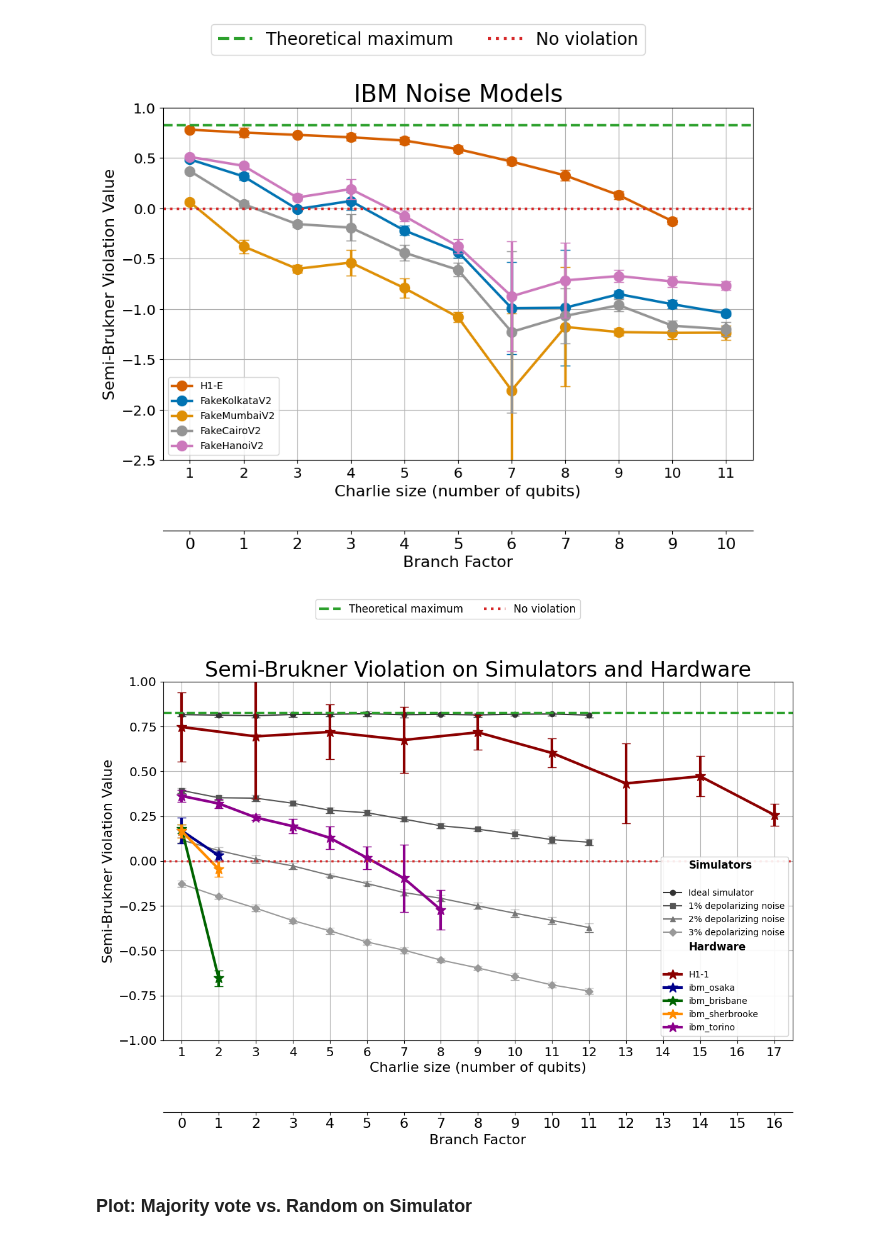
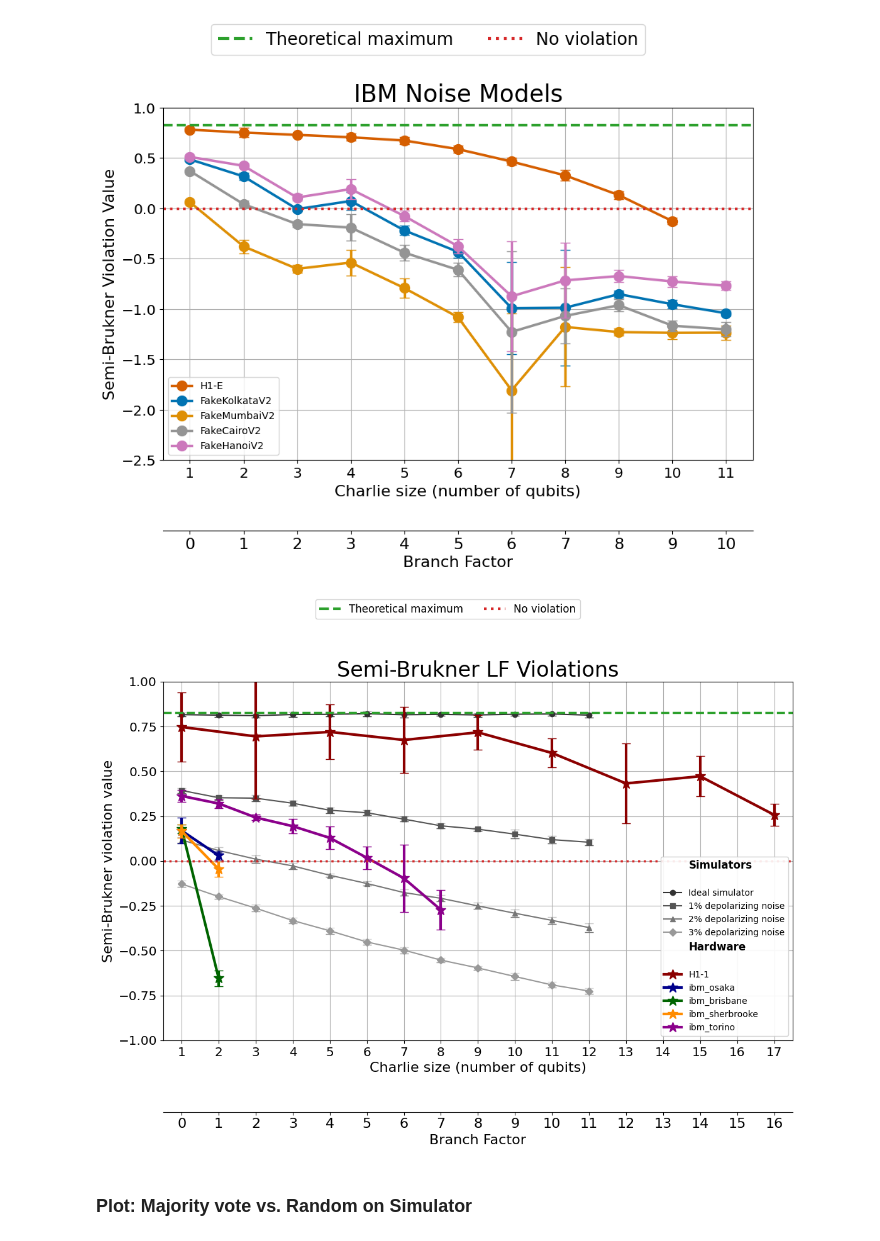
Before and after one commit to unitaryfoundation/wigners_friend, a Jupyter notebook: notebooks/plots.ipynb, the cells around one changed output. Drawn from its saved outputs; the diff is of its cells as text; code cells hidden in the pictures.

Commit message:
update to primary paper plot naming

```diff
--- a/notebooks/plots.ipynb
+++ b/notebooks/plots.ipynb
@@ -733,7 +733,7 @@ plot_results(
 )
 
 # Set the main title
-ax.set_title("Semi-Brukner Violation on Simulators and Hardware", fontsize=24)
+ax.set_title("Semi-Brukner LF Violations", fontsize=24)
 
 # Add reference lines
 theoretical_max_handle = mlines.Line2D(
@@ -753,7 +753,7 @@ fig.legend(
 
 # Add axis labels
 ax.set_xlabel("Charlie size (number of qubits)", size=16)
-ax.set_ylabel("Semi-Brukner Violation Value", size=16)
+ax.set_ylabel("Semi-Brukner violation value", size=16)
 
 # Add the reference lines to the plot
 line_width = 2.5
@@ -775,34 +775,34 @@ add_branch_factor_axis(ax, range(1, 18), size=16)
 ax.set_ylim(-1.0, 1.0)
 
 # Customize the legend with a simpler approach
 handles, labels = ax.get_legend_handles_labels()
 
 # Create empty line for headers
 empty_line = mlines.Line2D([], [], color="white", marker="", linestyle="")
 
 # Combine with headers (using the empty line for spacing)
 all_handles = [empty_line, empty_line] + handles[:4] + [empty_line, empty_line] + handles[4:]
 all_labels = ["Simulators", ""] + labels[:4] + ["Hardware", ""] + labels[4:]
 
 # Create a single legend
 legend = ax.legend(all_handles, all_labels, loc="lower right", fontsize="medium", framealpha=0.9)
 
 # Style the header labels (make them bold)
 for i, text in enumerate(legend.get_texts()):
     if text.get_text() in ["Simulators", "Hardware"]:
         text.set_weight("bold")
         text.set_size("large")
 
 # Improve layout
 plt.tight_layout(rect=[0.03, 0.03, 0.97, 0.95])
 
 # Save the figure
 plt.savefig("combined_simulator_hardware_comparison.pdf", bbox_inches="tight")
 
 # Display the plot
 plt.show()
 # %% [output]
-[figure, old version]
+[figure, new version]
 # %% [markdown]
 ### Plot: Majority vote vs. Random on Simulator
 # %%
```
